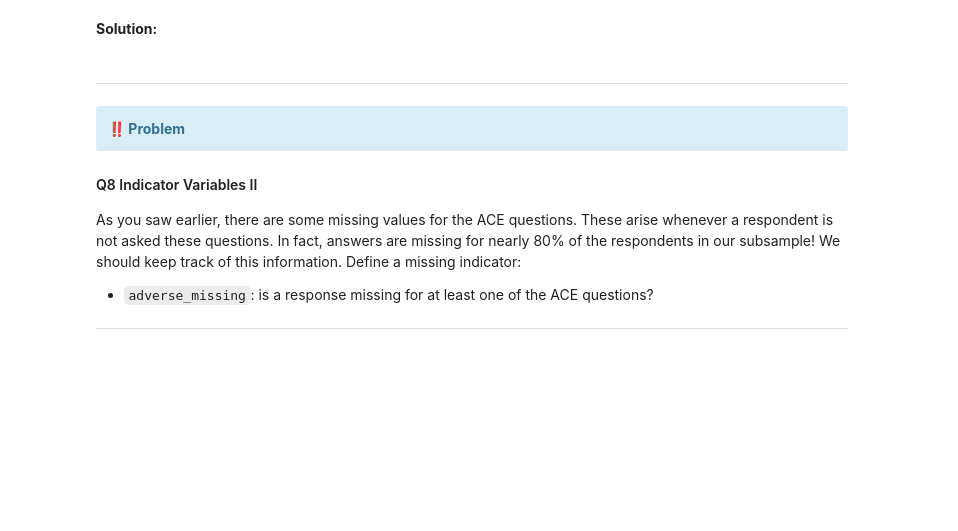
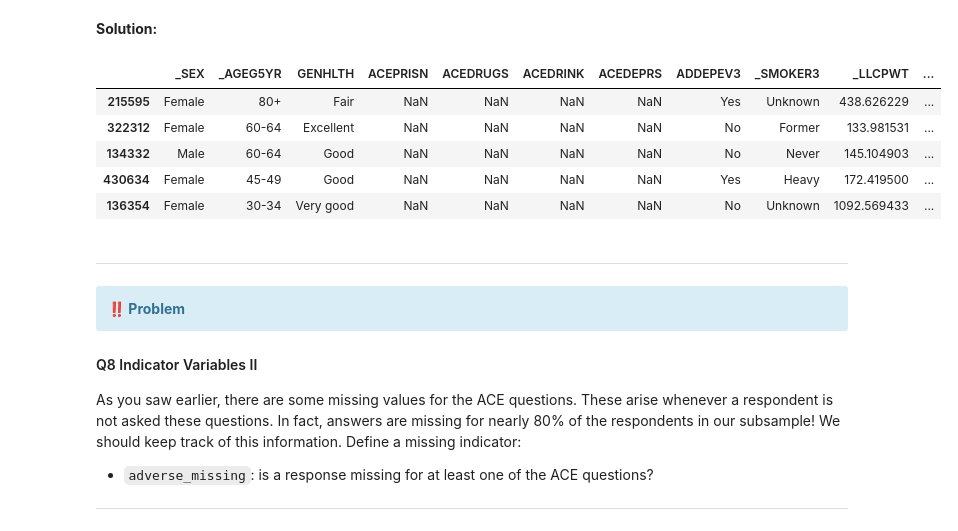
Before and after one commit to aldonunez05/pstat-100, a Jupyter notebook: Assignment 1 - BRFSS Data.ipynb, the cells around one changed output. Saved outputs shown, nothing was run; the diff lists cells and outputs as text; code cells hidden in the pictures; blank space fills up the shorter version.

```diff
--- a/Assignment 1 - BRFSS Data.ipynb
+++ b/Assignment 1 - BRFSS Data.ipynb
@@ -297,3 +412,20 @@ Recode the remaining variables (`ACEPRISN`, `ACEDRUGS`, `ACEDRINK`, `ACEDEPRS` a
 ---
 # %% [markdown]
 **Solution:**
+# %%
+yes_no_codes = {
+    1: 'Yes',
+    2: 'No',
+    7: 'Unsure',
+    9: 'Refused'
+}
+
+brfss_samp_enc = brfss_samp_enc.replace({
+    'ACEPRISN': yes_no_codes,
+    'ACEDRUGS': yes_no_codes,
+    'ACEDRINK': yes_no_codes,
+    'ACEDEPRS': yes_no_codes,
+    'ADDEPEV3': yes_no_codes
+})
+
+brfss_samp_enc.head()
@@ -325,6 +464,25 @@ Add the new variable to the `brfss_samp_enc` data set and print the first few ro
 ---
 # %% [markdown]
 **Solution:**
+# %%
+ace_positions = brfss_samp_enc.columns.str.startswith('ACE')
+
+ace_data = brfss_samp_enc.loc[:, ace_positions]
+
+ace_yes = (ace_data == 'Yes')
+
+ace_yes_num = ace_yes.sum(axis=1)
+
+brfss_samp_enc['adverse_conditions'] = ace_yes_num > 0
+
+brfss_samp_enc.head()
+# %% [output]
+|  | _SEX | _AGEG5YR | GENHLTH | ACEPRISN | ACEDRUGS | ACEDRINK | ACEDEPRS | ADDEPEV3 | _SMOKER3 | _LLCPWT | ... |
+| 215595 | Female | 80+ | Fair | NaN | NaN | NaN | NaN | Yes | Unknown | 438.626229 | ... |
+| 322312 | Female | 60-64 | Excellent | NaN | NaN | NaN | NaN | No | Former | 133.981531 | ... |
+| 134332 | Male | 60-64 | Good | NaN | NaN | NaN | NaN | No | Never | 145.104903 | ... |
+| 430634 | Female | 45-49 | Good | NaN | NaN | NaN | NaN | Yes | Heavy | 172.419500 | ... |
+| 136354 | Female | 30-34 | Very good | NaN | NaN | NaN | NaN | No | Unknown | 1092.569433 | ... |
 # %% [markdown]
 ---
 
```
Also changed, not shown: parts of 22 cells of this notebook, 2 other files.
